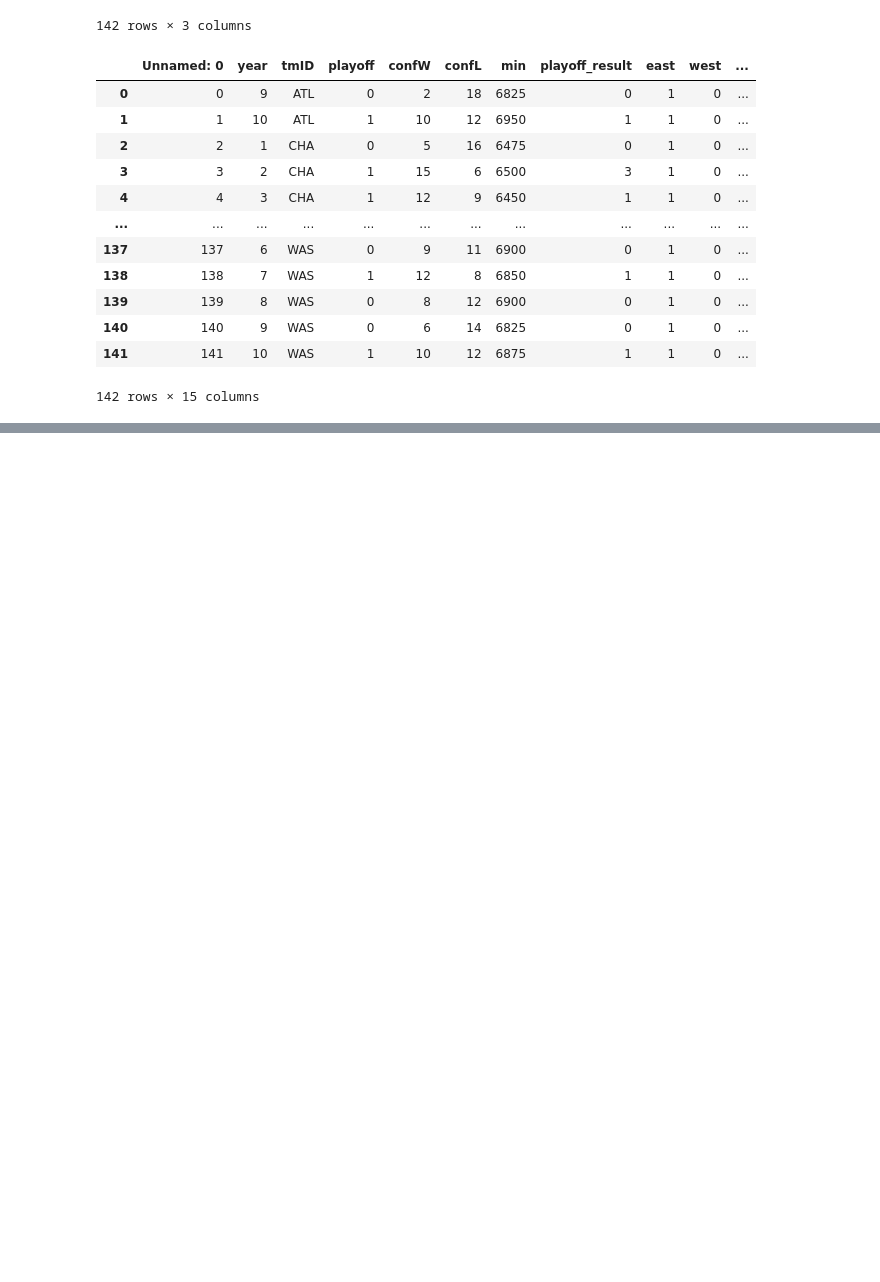
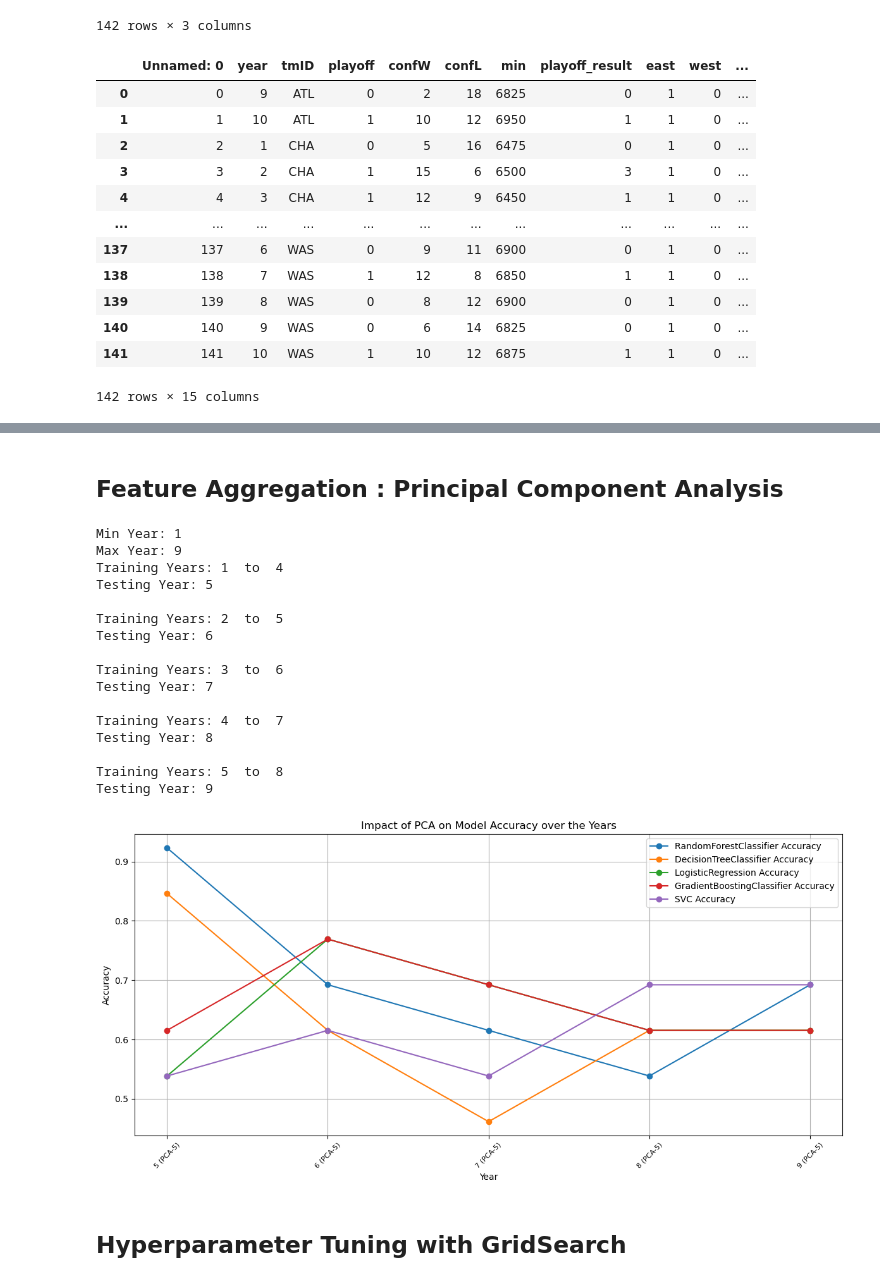
Before and after one commit to malu1608/AC, a Jupyter notebook: main.ipynb, the cells around one changed output, grey strips where cells are left out. Saved outputs shown, nothing was run; the diff lists cells and outputs as text; code cells hidden in the pictures; blank space fills up the shorter version.

Commit message:
added sliding window and pca algrithm

```diff
--- a/main.ipynb
+++ b/main.ipynb
@@ -556,0 +454,62 @@ weighted avg       0.60      0.62      0.61        39
+# %% [markdown]
+## Feature Aggregation : Principal Component Analysis
+# %%
+
+window_size = 4
+target_column = 'playoff'
+#teams = pd.get_dummies(teams, columns=['tmID'])
+
+n_components = 5
+models = [RandomForestClassifier(n_estimators=200, random_state=42),
+          DecisionTreeClassifier(random_state=42),
+          LogisticRegression(random_state=42),
+          GradientBoostingClassifier(n_estimators=100, random_state=42),
+          SVC(random_state=42)]
+accuracies = {model.__class__.__name__: [] for model in models}
+
+splits,test_years = sliding_window_split(teams, window_size, target_column, n_components)
+
+for X_train, X_test, y_train, y_test in splits:
+
+    for model in models:
+        model_name = model.__class__.__name__
+        model.fit(X_train, y_train)
+        accuracy = model.score(X_test, y_test)
+        accuracies[model_name].append(accuracy)
+
+
+plt.figure(figsize=(12, 6))
+
+for model_name, accuracy_list in accuracies.items():
+    formatted_years = [f"{year} (PCA-{n_components})" for year in test_years]
+    plt.plot(formatted_years, accuracy_list, marker='o', label=f'{model_name} Accuracy')
+
+plt.title('Impact of PCA on Model Accuracy over the Years')
+plt.xlabel('Year')
+plt.ylabel('Accuracy')
+plt.xticks(rotation=45, fontsize=8)
+plt.legend()
+plt.grid(True)
+plt.tight_layout()
+
+plt.show()
+# %% [output]
+Min Year: 1
+Max Year: 9
+Training Years: 1  to  4
+Testing Year: 5
+
+Training Years: 2  to  5
+Testing Year: 6
+
+Training Years: 3  to  6
+Testing Year: 7
+
+Training Years: 4  to  7
+Testing Year: 8
+
+Training Years: 5  to  8
+Testing Year: 9
+[figure, added]
+# %% [markdown]
+## Hyperparameter Tuning with GridSearch
```
Also changed, not shown: parts of 35 cells of this notebook, 4 other files.
